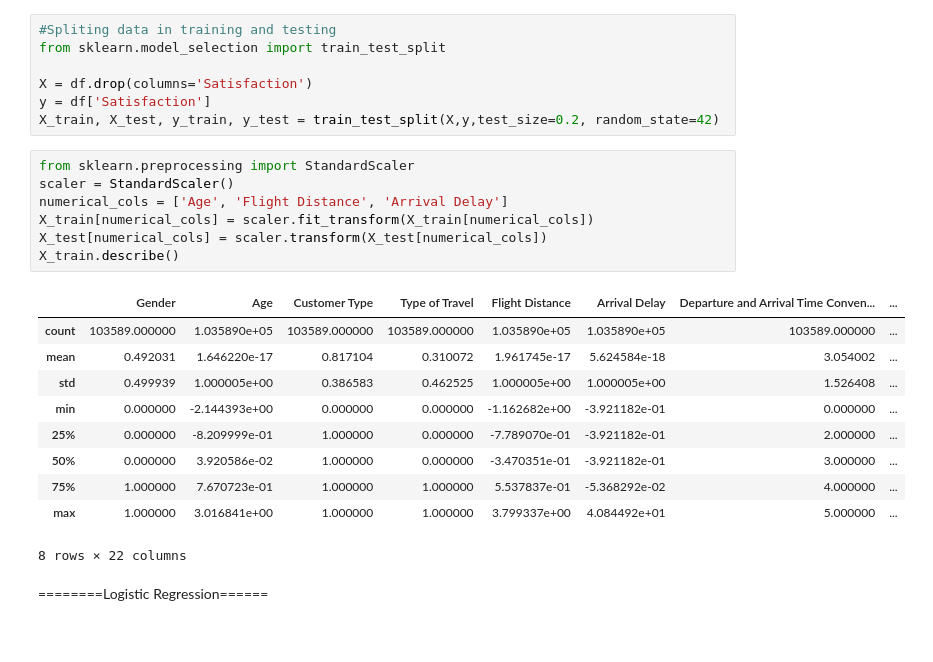
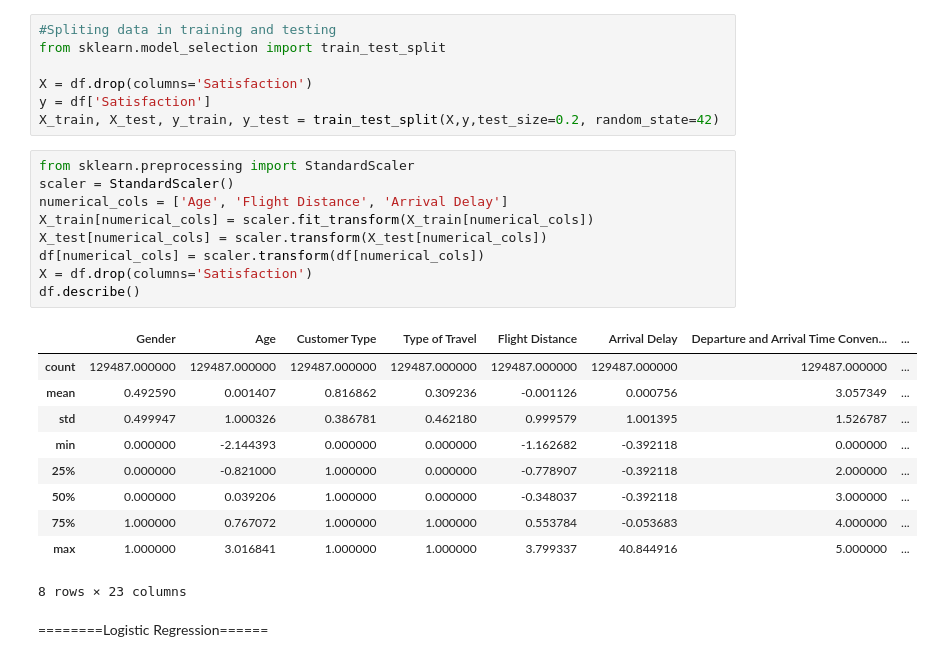
Before and after one commit to pabliik/ml-flight-satisfaction, a Jupyter notebook: notebooks/exploration.ipynb, the cells around one changed output. Cells and saved outputs as stored; diff of their text form.

```diff
--- a/notebooks/exploration.ipynb
+++ b/notebooks/exploration.ipynb
@@ -151,21 +151,23 @@ X_train, X_test, y_train, y_test = train_test_split(X,y,test_size=0.2, random_st
 # %%
 from sklearn.preprocessing import StandardScaler
 scaler = StandardScaler()
 numerical_cols = ['Age', 'Flight Distance', 'Arrival Delay']
 X_train[numerical_cols] = scaler.fit_transform(X_train[numerical_cols])
 X_test[numerical_cols] = scaler.transform(X_test[numerical_cols])
-X_train.describe()
+df[numerical_cols] = scaler.transform(df[numerical_cols])
+X = df.drop(columns='Satisfaction')
+df.describe()
 # %% [output]
 |  | Gender | Age | Customer Type | Type of Travel | Flight Distance | Arrival Delay | Departure and Arrival Time Conven... | ... |
-| count | 103589.000000 | 1.035890e+05 | 103589.000000 | 103589.000000 | 1.035890e+05 | 1.035890e+05 | 103589.000000 | ... |
-| mean | 0.492031 | 1.646220e-17 | 0.817104 | 0.310072 | 1.961745e-17 | 5.624584e-18 | 3.054002 | ... |
-| std | 0.499939 | 1.000005e+00 | 0.386583 | 0.462525 | 1.000005e+00 | 1.000005e+00 | 1.526408 | ... |
-| min | 0.000000 | -2.144393e+00 | 0.000000 | 0.000000 | -1.162682e+00 | -3.921182e-01 | 0.000000 | ... |
-| 25% | 0.000000 | -8.209999e-01 | 1.000000 | 0.000000 | -7.789070e-01 | -3.921182e-01 | 2.000000 | ... |
-| 50% | 0.000000 | 3.920586e-02 | 1.000000 | 0.000000 | -3.470351e-01 | -3.921182e-01 | 3.000000 | ... |
-| 75% | 1.000000 | 7.670723e-01 | 1.000000 | 1.000000 | 5.537837e-01 | -5.368292e-02 | 4.000000 | ... |
-| max | 1.000000 | 3.016841e+00 | 1.000000 | 1.000000 | 3.799337e+00 | 4.084492e+01 | 5.000000 | ... |
+| count | 129487.000000 | 129487.000000 | 129487.000000 | 129487.000000 | 129487.000000 | 129487.000000 | 129487.000000 | ... |
+| mean | 0.492590 | 0.001407 | 0.816862 | 0.309236 | -0.001126 | 0.000756 | 3.057349 | ... |
+| std | 0.499947 | 1.000326 | 0.386781 | 0.462180 | 0.999579 | 1.001395 | 1.526787 | ... |
+| min | 0.000000 | -2.144393 | 0.000000 | 0.000000 | -1.162682 | -0.392118 | 0.000000 | ... |
+| 25% | 0.000000 | -0.821000 | 1.000000 | 0.000000 | -0.778907 | -0.392118 | 2.000000 | ... |
+| 50% | 0.000000 | 0.039206 | 1.000000 | 0.000000 | -0.348037 | -0.392118 | 3.000000 | ... |
+| 75% | 1.000000 | 0.767072 | 1.000000 | 1.000000 | 0.553784 | -0.053683 | 4.000000 | ... |
+| max | 1.000000 | 3.016841 | 1.000000 | 1.000000 | 3.799337 | 40.844916 | 5.000000 | ... |
-8 rows × 22 columns
+8 rows × 23 columns
 # %% [markdown]
 ========Logistic Regression======
 # %%
```
Also changed, not shown: parts of 1 cell of this notebook.
